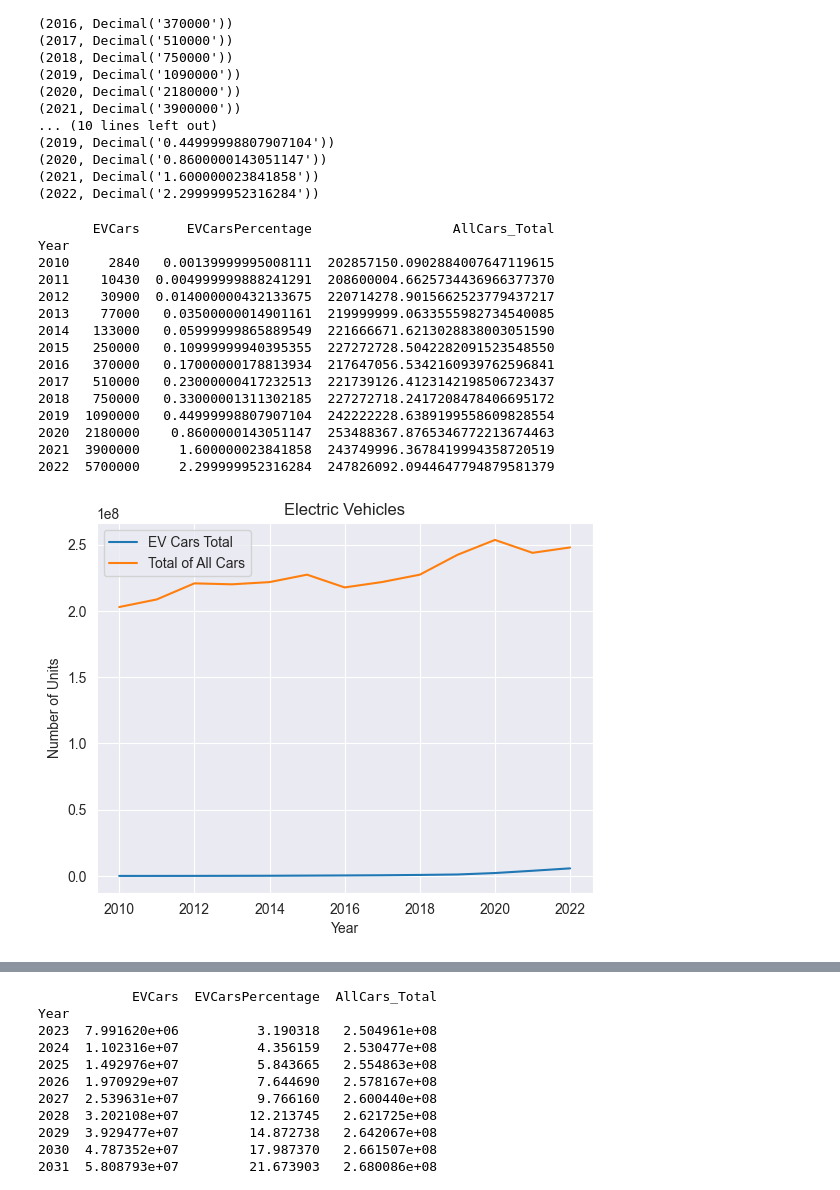
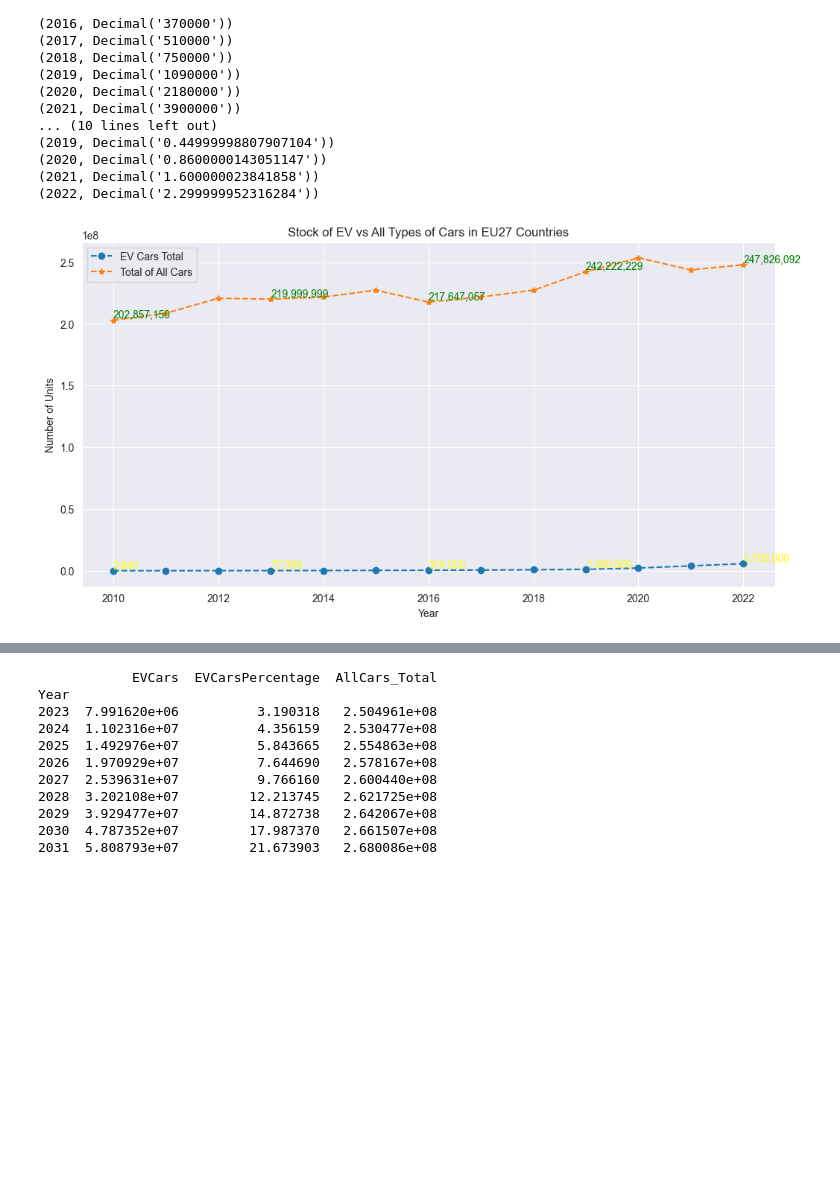
Before and after one commit to BrianRiera/CA_Database-Analytics, a Jupyter notebook: EV Sales.ipynb, the cells around one changed output, grey strips where cells are left out. Cells and saved outputs as stored; diff of their text form; code cells hidden in the pictures; blank space fills up the shorter version.

Commit message:
Added Datapoint text values

```diff
--- a/EV Sales.ipynb
+++ b/EV Sales.ipynb
@@ -4,13 +4,21 @@ import matplotlib.pyplot as plt
 
 df = pd.read_csv("IEA Global EV Data 2023.csv")
 
-result = df.loc[(df['region'] == 'EU27') & (df['category'] == 'Historical') & (df['parameter'] == 'EV sales') & (df['mode'] == 'Cars') ].groupby(["year"]).agg(EVSales=('value', 'sum'))
+result = df.loc[(df['region'] == 'EU27') & (df['category'] == 'Historical') & (df['parameter'] == 'EV stock') & (df['mode'] == 'Cars') ].groupby(["year"]).agg(EVStock=('value', 'sum'))
 
 # plotting a line graph
-print("Line graph: ")
-print(result)
 fig, ax = plt.subplots()
-ax.plot(result)
 
+n = 2 # Variable to Adjust the data point marking gaps
+ax.plot(result.index, result['EVStock'], marker='o', markersize=5, label='EVStock')
+
+for i, (year, ev_stock) in enumerate(result['EVStock'].items()):
+    if i % n == 0:
+        ax.text(year, ev_stock, "{:,.0f}".format(ev_stock), ha="center", va="bottom")
+
+plt.xlabel('Year')
+plt.ylabel('Number of Units')
+plt.legend()
+plt.title("Stock of Electric Vehicles in EU27 Countries")
 plt.show()
 # %% [output]
@@ -158,48 +150,40 @@ finally:
 # %%
 import pandas as pd
 import matplotlib.pyplot as plt
 
 df = pd.DataFrame(allEVCars, columns =['Year', 'EVCars'])
 sorted_df_cars = df.sort_values('Year').reindex()
 
 df1 = pd.DataFrame(allEVCarsPercentage, columns =['Year', 'EVCarsPercentage'])
 sorted_df_all = df1.sort_values('Year').reindex()
 
 df_combined = pd.merge(sorted_df_cars, sorted_df_all, on='Year')
 
 # using apply function to create a new column
 df_combined['AllCars_Total'] = df_combined.apply(lambda row: 100*row.EVCars/row.EVCarsPercentage, axis = 1)
 
 df_combined.set_index("Year", inplace=True)
 
-print(df_combined)
+#print(df_combined)
 
+plt.figure(figsize=(12, 6))
+plt.plot(df_combined.index, df_combined['EVCars'], label = 'EV Cars Total', linestyle='--', marker='o')
+plt.plot(df_combined.index, df_combined['AllCars_Total'], label = 'Total of All Cars', linestyle='--', marker='*')
 
-plt.plot(df_combined.index, df_combined['EVCars'], label = 'EV Cars Total')
-plt.plot(df_combined.index, df_combined['AllCars_Total'], label = 'Total of All Cars')
-plt.title("Electric Vehicles")
+n = 3 # Variable to Adjust the data point marking gaps
+
+for i, (year, ev_cars, all_cars) in enumerate(zip(df_combined.index, df_combined['EVCars'], df_combined['AllCars_Total'])):
+    if i % n == 0:
+        plt.text(year, ev_cars, f'{ev_cars:,.0f}', ha='left', va='bottom', color='yellow')
+        plt.text(year, all_cars, f'{all_cars:,.0f}', ha='left', va='bottom', color='green')
+
+plt.title("Stock of EV vs All Types of Cars in EU27 Countries")
 plt.xlabel('Year')
 plt.ylabel('Number of Units')
 plt.legend()
-#plt.ylim(0, df_combined.max().iloc[2] + 1000000)
 plt.show()
 # %% [output]
-       EVCars      EVCarsPercentage                  AllCars_Total
-Year
-2010     2840   0.00139999995008111  202857150.0902884007647119615
-2011    10430  0.004999999888241291  208600004.6625734436966377370
-2012    30900  0.014000000432133675  220714278.9015662523779437217
-2013    77000   0.03500000014901161  219999999.0633555982734540085
-2014   133000   0.05999999865889549  221666671.6213028838003051590
-2015   250000   0.10999999940395355  227272728.5042282091523548550
-2016   370000   0.17000000178813934  217647056.5342160939762596841
-2017   510000   0.23000000417232513  221739126.4123142198506723437
-2018   750000   0.33000001311302185  227272718.2417208478406695172
-2019  1090000   0.44999998807907104  242222228.6389199558609828554
-2020  2180000    0.8600000143051147  253488367.8765346772213674463
-2021  3900000     1.600000023841858  243749996.3678419994358720519
-2022  5700000     2.299999952316284  247826092.0944647794879581379
-[figure, old version]
+[figure, new version]
 # %%
 import pandas as pd
 import numpy as np
```
Also changed, not shown: parts of 3 cells of this notebook, 2 other files.
